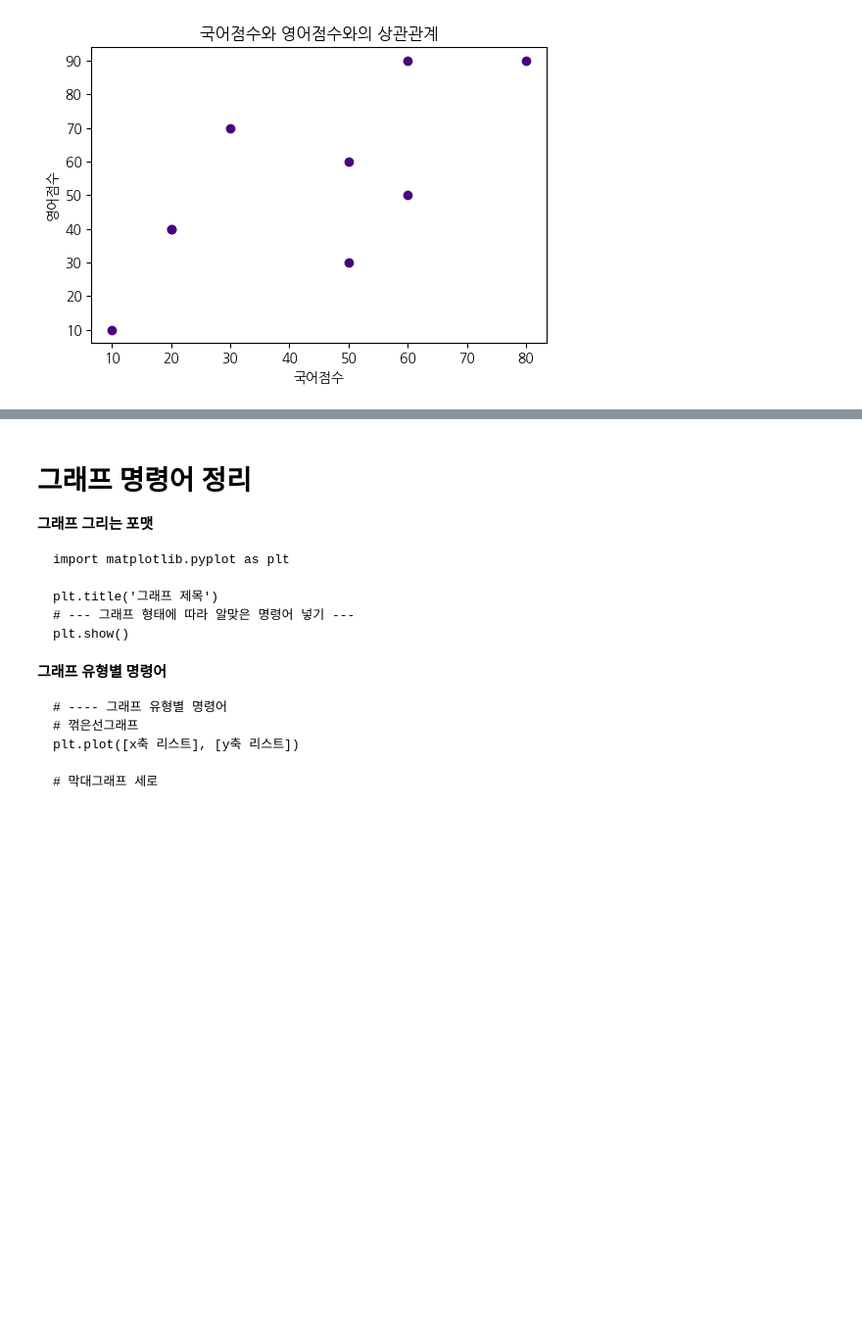
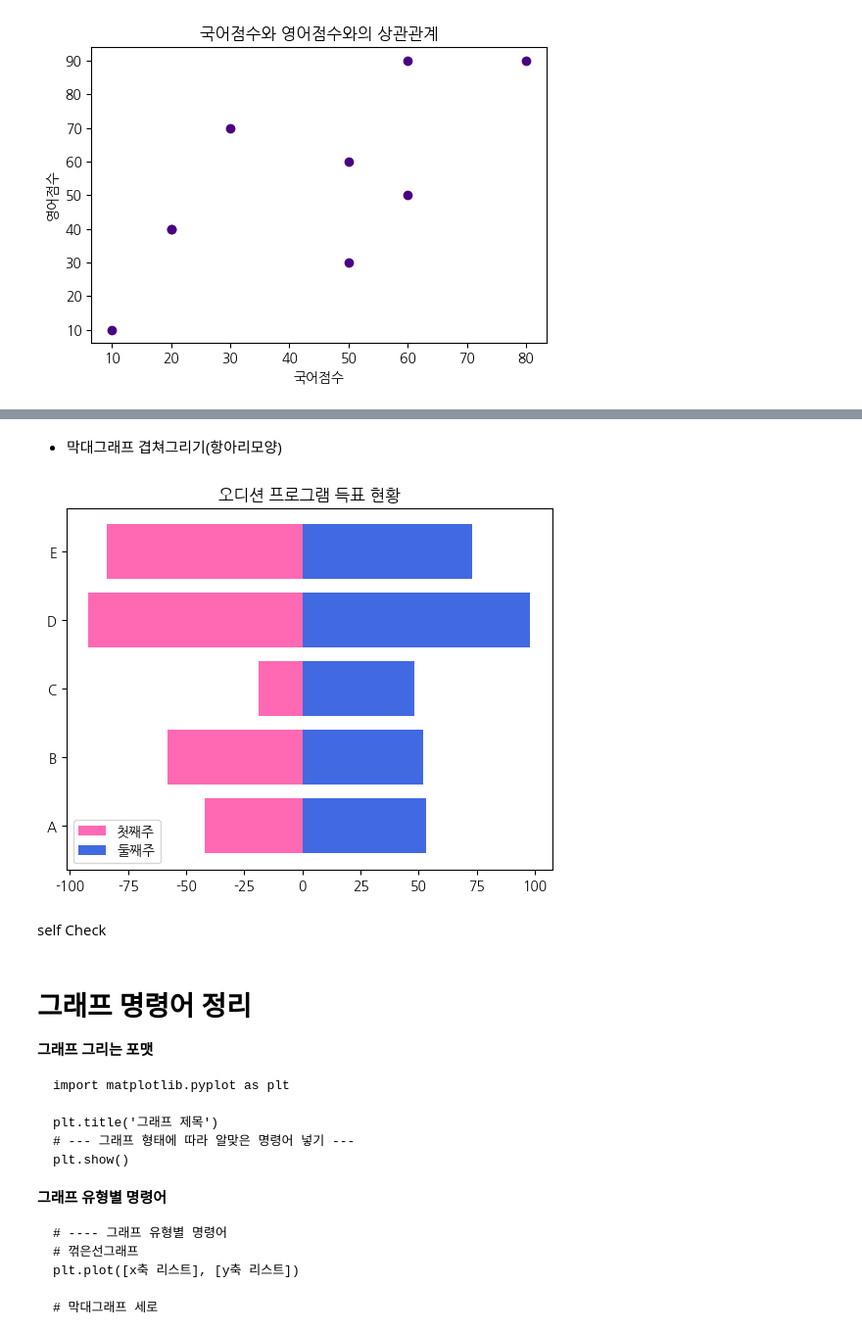
Before and after one commit to formula008/23_02_Computational_Thinking, a Jupyter notebook: 8장_데이터시각화.ipynb, the cells around one changed output, grey strips where cells are left out. Shown: that part at 98% size. Cells and saved outputs as stored; diff of their text form; code cells hidden in the pictures; blank space fills up the shorter version.

```diff
--- a/8장_데이터시각화.ipynb
+++ b/8장_데이터시각화.ipynb
@@ -311,6 +311,17 @@ plt.hist(sales)
 plt.show()
 # %% [output]
 [figure]
+# %%
+import matplotlib.pyplot as plt
+import random
+
+a = []
+for i in range(10) :
+    a.append(random.randint(1,10))
+print(a)
+
+plt.hist(a) #plt.hist(a, bins=20)
+plt.show()
 # %% [markdown]
 ### plt.pie() : 원그래프
 
@@ -405,0 +441,17 @@ plt.show()
+# %% [markdown]
+- 막대그래프 겹쳐그리기(항아리모양)
+# %%
+for i in range(len(week1)) :
+    week1[i] = -week1[i]
+
+plt.rcParams['axes.unicode_minus'] = False # 마이너스 기호 표시
+plt.rc('font', family='NanumGothic')
+plt.title('오디션 프로그램 득표 현황')
+plt.barh(singer, week1, label = '첫째주', color = 'hotpink')
+plt.barh(singer, week2, label = '둘째주', color = 'royalblue')
+plt.legend()
+plt.show()
+# %% [output]
+[figure, added]
+# %% [markdown]
+self Check
```
Also changed, not shown: parts of 7 cells of this notebook.
